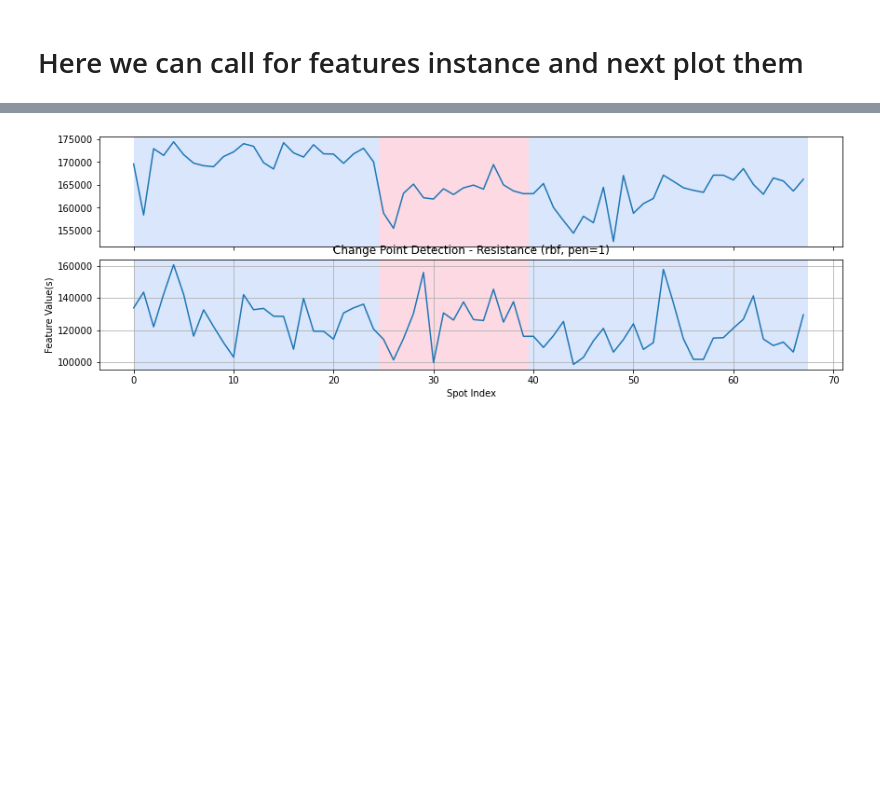
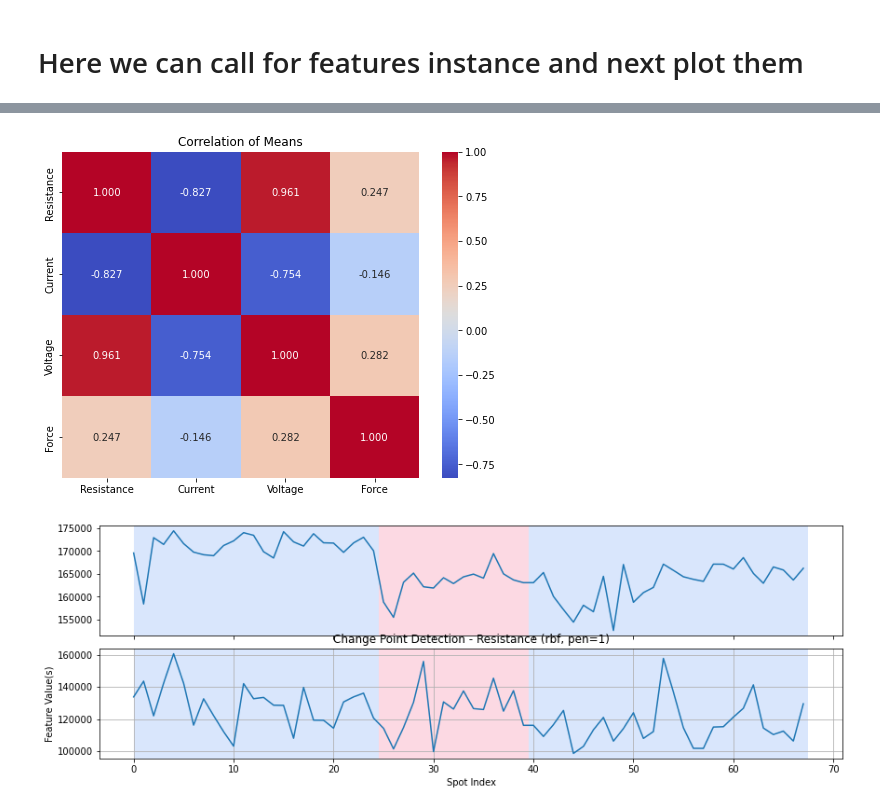
Before and after one commit to Protagonist-8/SpotProject, a Jupyter notebook: spot_eda.ipynb, the cells around one changed output, grey strips where cells are left out. Cells and saved outputs as stored; diff of their text form; code cells hidden in the pictures; blank space fills up the shorter version.

```diff
--- a/spot_eda.ipynb
+++ b/spot_eda.ipynb
@@ -152,6 +167,24 @@ Resistance mean and Current mean: -0.8269
 Resistance mean and Force mean: 0.2468
 
 Current mean and Force mean: -0.1458
+# %%
+df_combined = pd.DataFrame({
+    'Resistance': df_Resistance['mean'],
+    'Current': df_Current['mean'],
+    'Voltage': df_Voltage['mean'],
+    'Force': df_Force['mean']
+})
+
+# Compute the correlation matrix
+corr = df_combined.corr()
+
+# Plot the heatmap
+plt.figure(figsize=(8,6))
+sns.heatmap(corr, annot=True, cmap='coolwarm', fmt=".3f")
+plt.title('Correlation of Means')
+plt.show()
+# %% [output]
+[figure, added]
 # %%
 import numpy as np
 import pandas as pd
```
Also changed, not shown: parts of 7 cells of this notebook.
